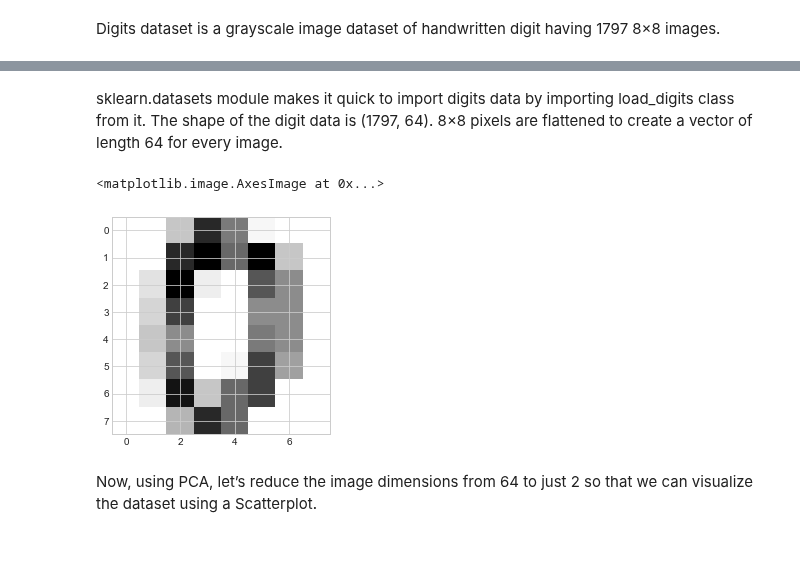
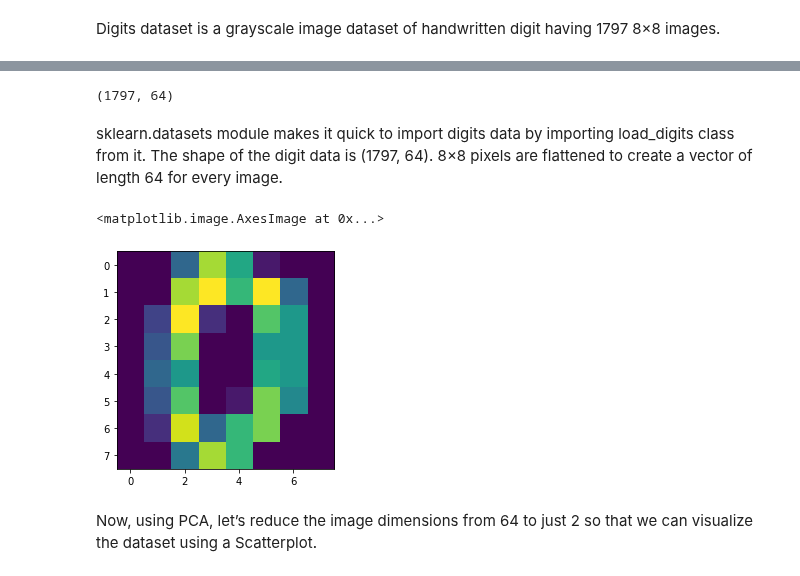
Before and after one commit to erfederuiz/thebridge_ft_nov21, a Jupyter notebook: 4-Machine_Learning/2-No Supervisado/1-PCA/PCA_Compress_image - Clase.ipynb, the cells around one changed output, grey strips where cells are left out. Drawn from its saved outputs; the diff is of its cells as text; code cells hidden in the pictures; blank space fills up the shorter version.

```diff
--- a/4-Machine_Learning/2-No Supervisado/1-PCA/PCA_Compress_image - Clase.ipynb
+++ b/4-Machine_Learning/2-No Supervisado/1-PCA/PCA_Compress_image - Clase.ipynb
@@ -13,10 +9,23 @@ Digits dataset is a grayscale image dataset of handwritten digit having 1797 8×
+# %%
+#importing the dataset
+import numpy as np
+import matplotlib.pyplot as plt
+from sklearn.datasets import load_digits
+
+digits = load_digits()
+data = digits.data
+data.shape
+# %% [output]
+(1797, 64)
 # %% [markdown]
 sklearn.datasets module makes it quick to import digits data by importing load_digits class from it. The shape of the digit data is (1797, 64). 8×8 pixels are flattened to create a vector of length 64 for every image.
 # %%
 #taking a sample image to view
 #Remember image is in the form of numpy array.
+image_sample = data[0,:].reshape(8,8)
+plt.imshow(image_sample)
 # %% [output]
 <matplotlib.image.AxesImage at 0x...>
-[figure, old version]
+[figure, new version]
 # %% [markdown]
 Now, using PCA, let’s reduce the image dimensions from 64 to just 2 so that we can visualize the dataset using a Scatterplot.
```
Also changed, not shown: parts of 15 cells of this notebook, 48 other files.
